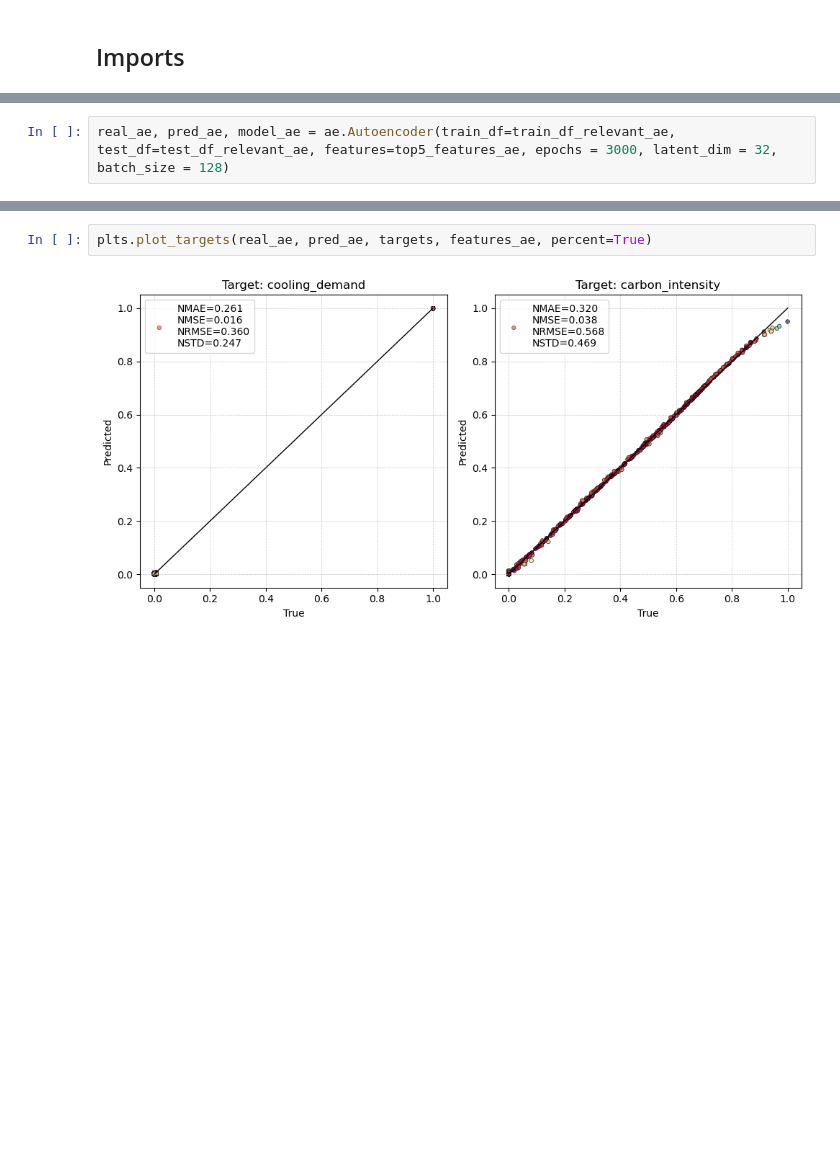
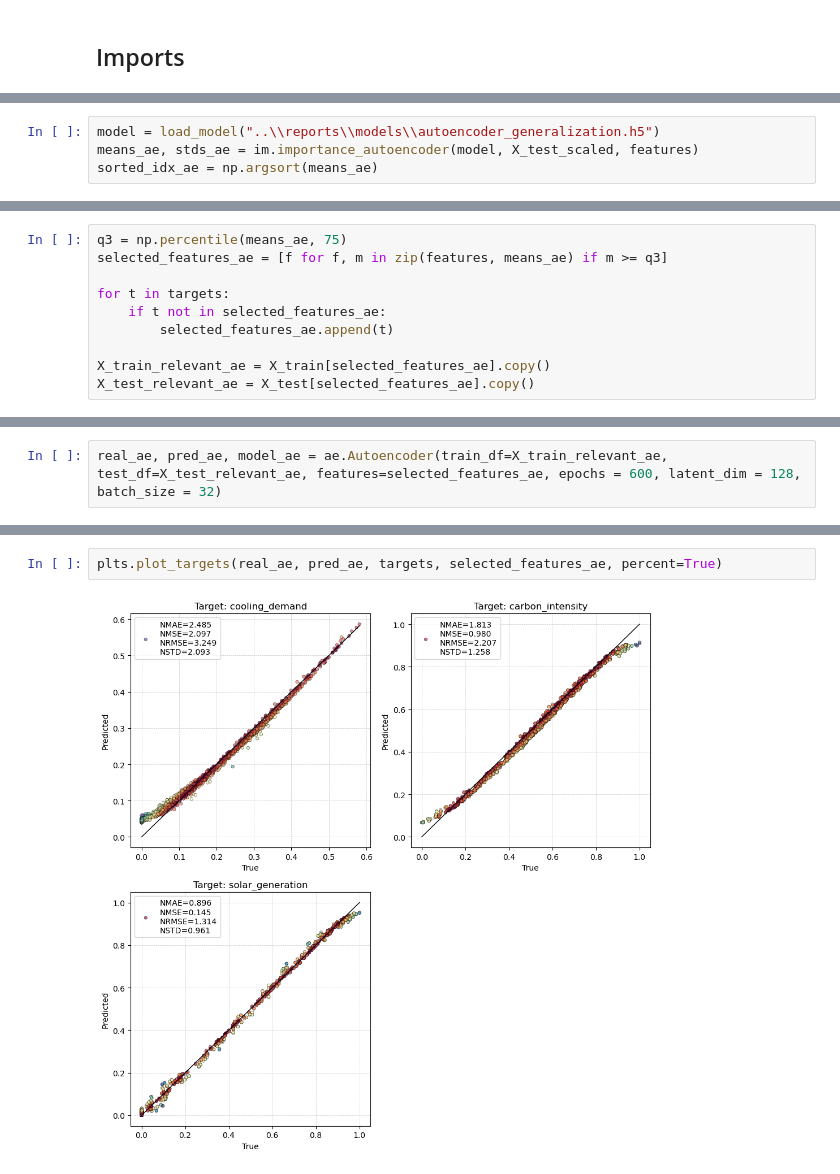
Before and after one commit to federicogiacopuzzi-univr/ProgressiveModeling, a Jupyter notebook: notebooks/explainability.ipynb, the cells around one changed output, grey strips where cells are left out. Cells and saved outputs as stored; diff of their text form; blank space fills up the shorter version.

```diff
--- a/notebooks/explainability.ipynb
+++ b/notebooks/explainability.ipynb
@@ -213,0 +99,4 @@ plts.plot_feature_importance(features, means_ael, stds_ael, title="Feature Impor
+# %%
+model = load_model("..\\reports\\models\\autoencoder_generalization.h5")
+means_ae, stds_ae = im.importance_autoencoder(model, X_test_scaled, features)
+sorted_idx_ae = np.argsort(means_ae)
@@ -242,0 +188,10 @@ test_df_relevant_ael = test_df[features_ael].copy()
+# %%
+q3 = np.percentile(means_ae, 75)
+selected_features_ae = [f for f, m in zip(features, means_ae) if m >= q3]
+
+for t in targets:
+    if t not in selected_features_ae:
+        selected_features_ae.append(t)
+
+X_train_relevant_ae = X_train[selected_features_ae].copy()
+X_test_relevant_ae = X_test[selected_features_ae].copy()
@@ -243,3 +218,3 @@ test_df_relevant_ael = test_df[features_ael].copy()
 # %%
-real_ae, pred_ae, model_ae = ae.Autoencoder(train_df=train_df_relevant_ae, test_df=test_df_relevant_ae, features=top5_features_ae, epochs = 3000, latent_dim = 32, batch_size = 128)
+real_ae, pred_ae, model_ae = ae.Autoencoder(train_df=X_train_relevant_ae, test_df=X_test_relevant_ae, features=selected_features_ae, epochs = 600, latent_dim = 128, batch_size = 32)
 # %% [output]
@@ -302,6 +277,6 @@ Epoch 150/150
 45/45 [==============================] - 0s 4ms/step
 # %%
-plts.plot_targets(real_ae, pred_ae, targets, features_ae, percent=True)
+plts.plot_targets(real_ae, pred_ae, targets, selected_features_ae, percent=True)
 # %% [output]
-[figure, old version]
+[figure, new version]
 # %%
```
Also changed, not shown: parts of 40 cells of this notebook, 27 other files.
